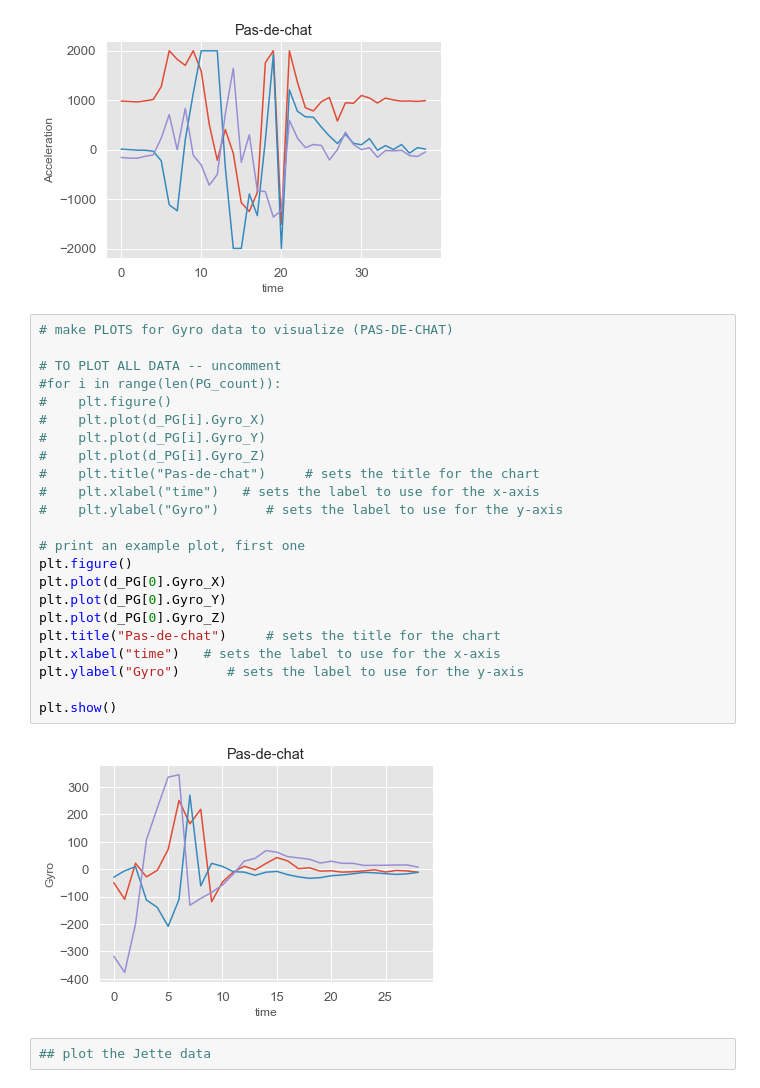
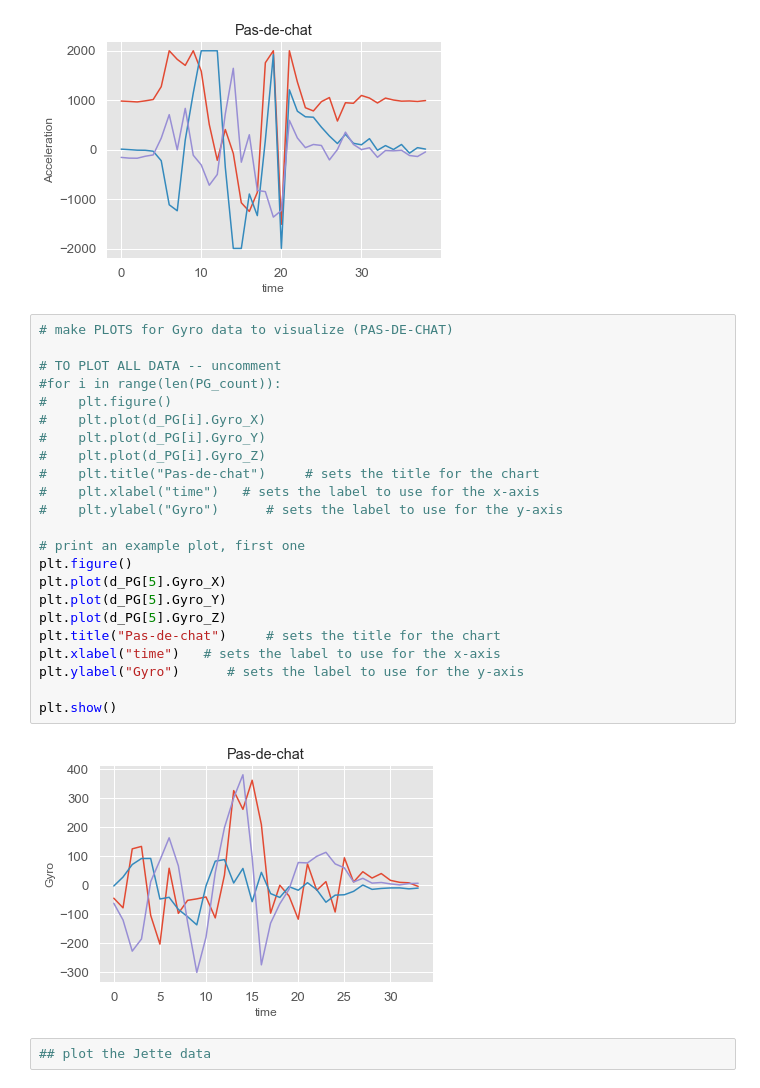
Before and after one commit to alb4876/ballet-jumps, a Jupyter notebook: Ballet.ipynb, the cells around one changed output. Saved outputs shown, nothing was run; the diff lists cells and outputs as text.

```diff
--- a/Ballet.ipynb
+++ b/Ballet.ipynb
@@ -234,28 +237,28 @@ plt.show()
 # %%
 # make PLOTS for Gyro data to visualize (PAS-DE-CHAT)
 
 # TO PLOT ALL DATA -- uncomment
 #for i in range(len(PG_count)):
 #    plt.figure()
 #    plt.plot(d_PG[i].Gyro_X)
 #    plt.plot(d_PG[i].Gyro_Y)
 #    plt.plot(d_PG[i].Gyro_Z)
 #    plt.title("Pas-de-chat")     # sets the title for the chart
 #    plt.xlabel("time")   # sets the label to use for the x-axis
 #    plt.ylabel("Gyro")      # sets the label to use for the y-axis
 
 # print an example plot, first one
 plt.figure()
-plt.plot(d_PG[0].Gyro_X)
-plt.plot(d_PG[0].Gyro_Y)
-plt.plot(d_PG[0].Gyro_Z)
+plt.plot(d_PG[5].Gyro_X)
+plt.plot(d_PG[5].Gyro_Y)
+plt.plot(d_PG[5].Gyro_Z)
 plt.title("Pas-de-chat")     # sets the title for the chart
 plt.xlabel("time")   # sets the label to use for the x-axis
 plt.ylabel("Gyro")      # sets the label to use for the y-axis
 
 plt.show()
 # %% [output]
-[figure, old version]
+[figure, new version]
 # %%
 ## plot the Jette data
 # %%
```
Also changed, not shown: parts of 76 cells of this notebook.
